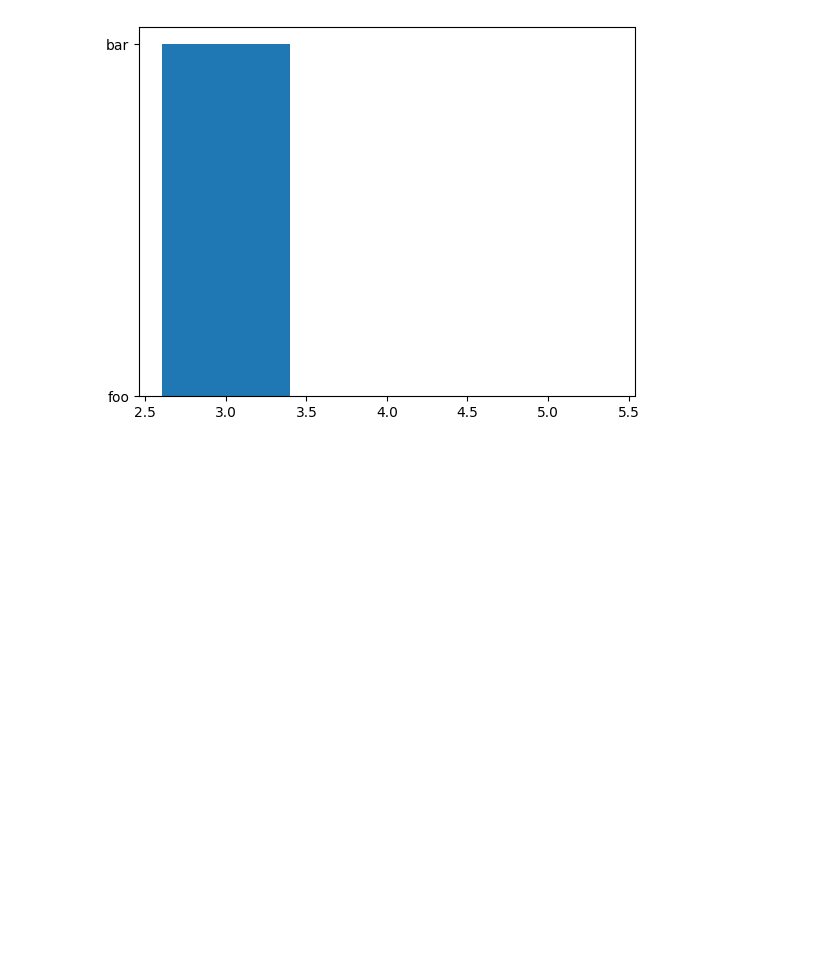
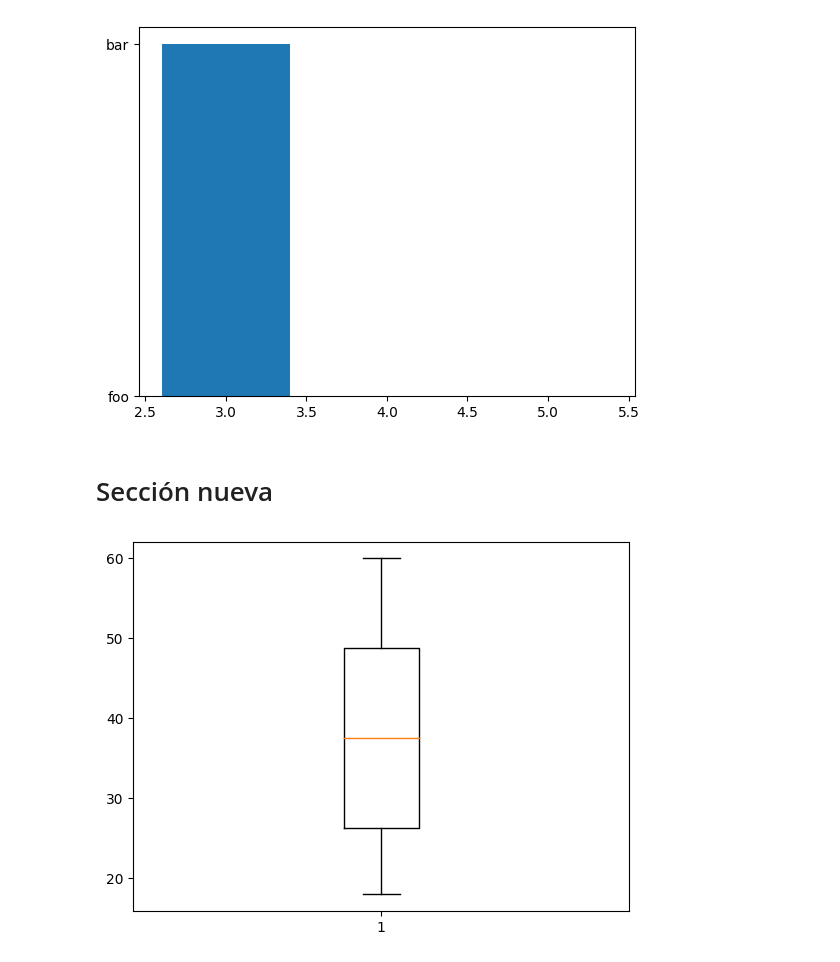
Before and after one commit to datascienceurc/Laboratorios, a Jupyter notebook: Lab2_cruz.ipynb, the cells around one changed output. Cells and saved outputs as stored; diff of their text form; code cells hidden in the pictures; blank space fills up the shorter version.

```diff
--- a/Lab2_cruz.ipynb
+++ b/Lab2_cruz.ipynb
@@ -279,3 +279,21 @@ df_agrupado = df.groupby("fecha")
 
 # Imprimir el dataframe agrupado
 print(df_agrupado)
+# %% [markdown]
+# Sección nueva
+# %%
+import pandas as pd
+import matplotlib.pyplot as plt
+
+# Crear un dataframe
+df = pd.DataFrame({
+    "edad": [18, 20, 25, 30, 35, 40, 45, 50, 55, 60]
+})
+
+# Crear el diagrama de caja
+plt.boxplot(df["edad"])
+
+# Mostrar el diagrama de caja
+plt.show()
+# %% [output]
+[figure, added]
```
Also changed, not shown: parts of 1 cell of this notebook.
